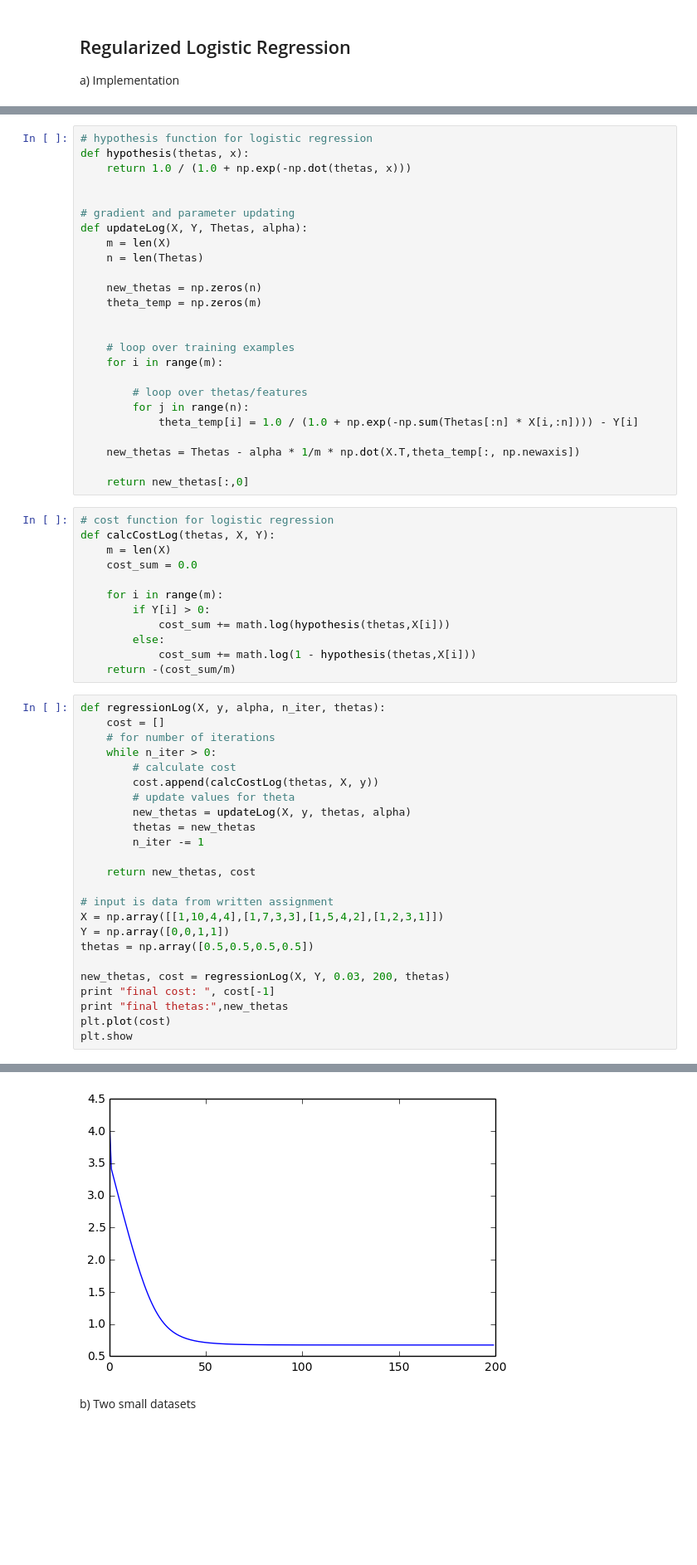
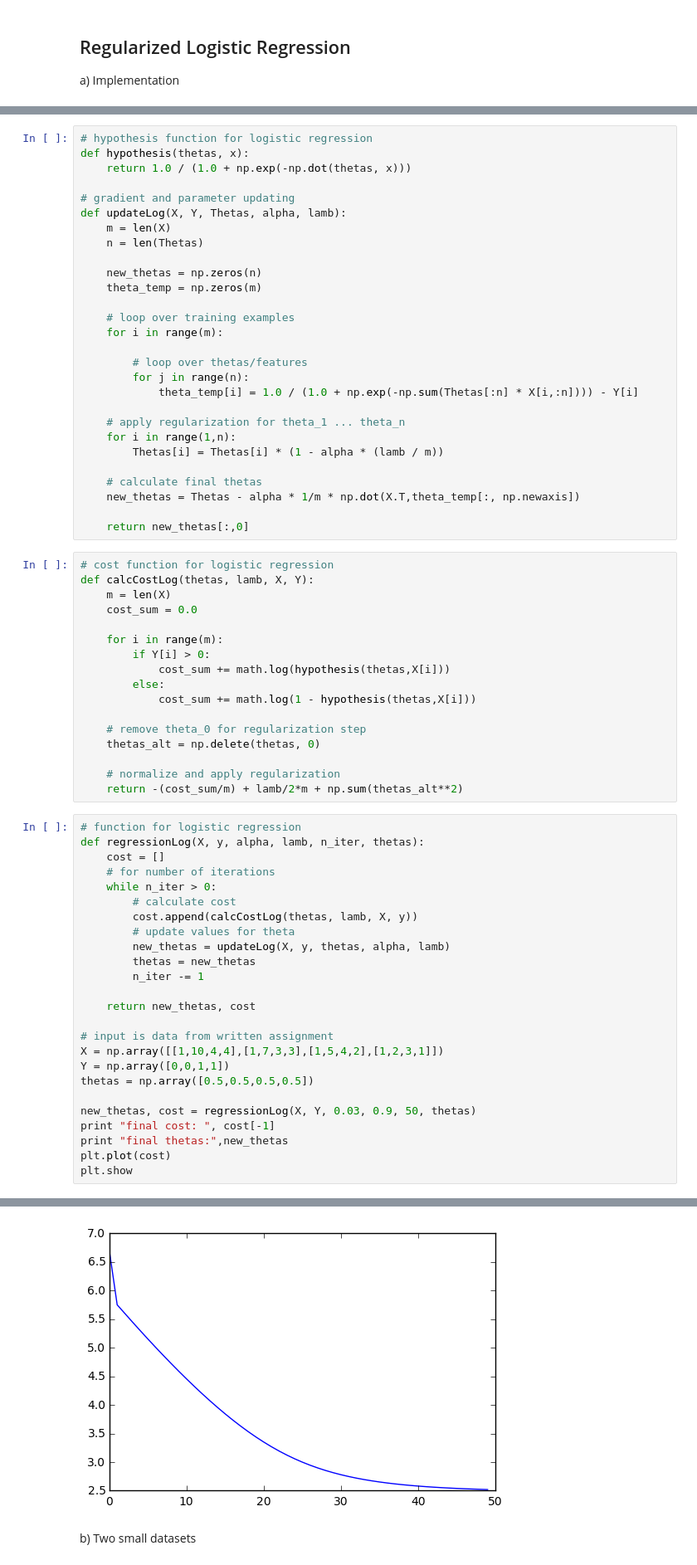
Before and after one commit to phielp/Leren-2016, a Jupyter notebook: Week3/assignment3_Berkelmans_Bouman.ipynb, the cells around one changed output, grey strips where cells are left out. Shown at 83% size. Saved outputs shown, nothing was run; the diff lists cells and outputs as text; blank space fills up the shorter version.

Commit message:
added regularization

```diff
--- a/Week3/assignment3_Berkelmans_Bouman.ipynb
+++ b/Week3/assignment3_Berkelmans_Bouman.ipynb
@@ -42,15 +53,13 @@ def readData():
 def hypothesis(thetas, x):
     return 1.0 / (1.0 + np.exp(-np.dot(thetas, x)))
 
-
 # gradient and parameter updating
-def updateLog(X, Y, Thetas, alpha):
+def updateLog(X, Y, Thetas, alpha, lamb):
     m = len(X)
     n = len(Thetas)
 
     new_thetas = np.zeros(n)
     theta_temp = np.zeros(m)
-
 
     # loop over training examples
     for i in range(m):
@@ -59,12 +68,17 @@ def updateLog(X, Y, Thetas, alpha):
         for j in range(n):
             theta_temp[i] = 1.0 / (1.0 + np.exp(-np.sum(Thetas[:n] * X[i,:n]))) - Y[i]
 
+    # apply regularization for theta_1 ... theta_n
+    for i in range(1,n):
+        Thetas[i] = Thetas[i] * (1 - alpha * (lamb / m))
+
+    # calculate final thetas
     new_thetas = Thetas - alpha * 1/m * np.dot(X.T,theta_temp[:, np.newaxis])
 
     return new_thetas[:,0]
 # %%
 # cost function for logistic regression
-def calcCostLog(thetas, X, Y):
+def calcCostLog(thetas, lamb, X, Y):
     m = len(X)
     cost_sum = 0.0
 
@@ -73,16 +87,22 @@ def calcCostLog(thetas, X, Y):
             cost_sum += math.log(hypothesis(thetas,X[i]))
         else:
             cost_sum += math.log(1 - hypothesis(thetas,X[i]))
-    return -(cost_sum/m)
+
+    # remove theta_0 for regularization step
+    thetas_alt = np.delete(thetas, 0)
+
+    # normalize and apply regularization
+    return -(cost_sum/m) + lamb/2*m + np.sum(thetas_alt**2)
 # %%
-def regressionLog(X, y, alpha, n_iter, thetas):
+# function for logistic regression
+def regressionLog(X, y, alpha, lamb, n_iter, thetas):
     cost = []
     # for number of iterations
     while n_iter > 0:
         # calculate cost
-        cost.append(calcCostLog(thetas, X, y))
+        cost.append(calcCostLog(thetas, lamb, X, y))
         # update values for theta
-        new_thetas = updateLog(X, y, thetas, alpha)
+        new_thetas = updateLog(X, y, thetas, alpha, lamb)
         thetas = new_thetas
         n_iter -= 1
 
@@ -93,7 +113,7 @@ X = np.array([[1,10,4,4],[1,7,3,3],[1,5,4,2],[1,2,3,1]])
 Y = np.array([0,0,1,1])
 thetas = np.array([0.5,0.5,0.5,0.5])
 
-new_thetas, cost = regressionLog(X, Y, 0.03, 200, thetas)
+new_thetas, cost = regressionLog(X, Y, 0.03, 0.9, 50, thetas)
 print "final cost: ", cost[-1]
 print "final thetas:",new_thetas
 plt.plot(cost)
@@ -104,4 +124,4 @@ final thetas: [ 0.01972679 -0.0169288   0.01977535  0.00505484]
 <function matplotlib.pyplot.show>
-[figure, old version]
+[figure, new version]
 # %% [markdown]
 b) Two small datasets
```
Also changed, not shown: parts of 4 cells of this notebook.
